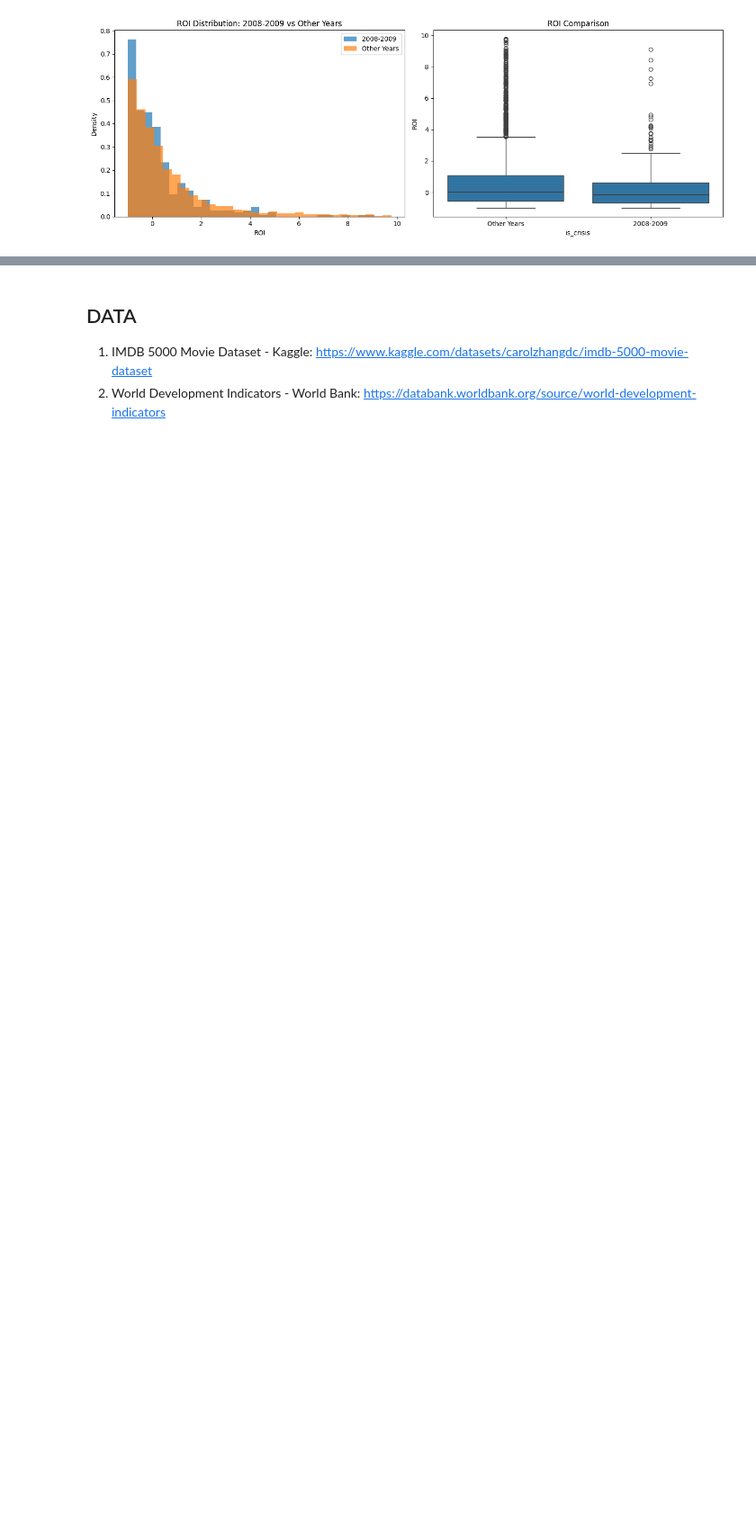
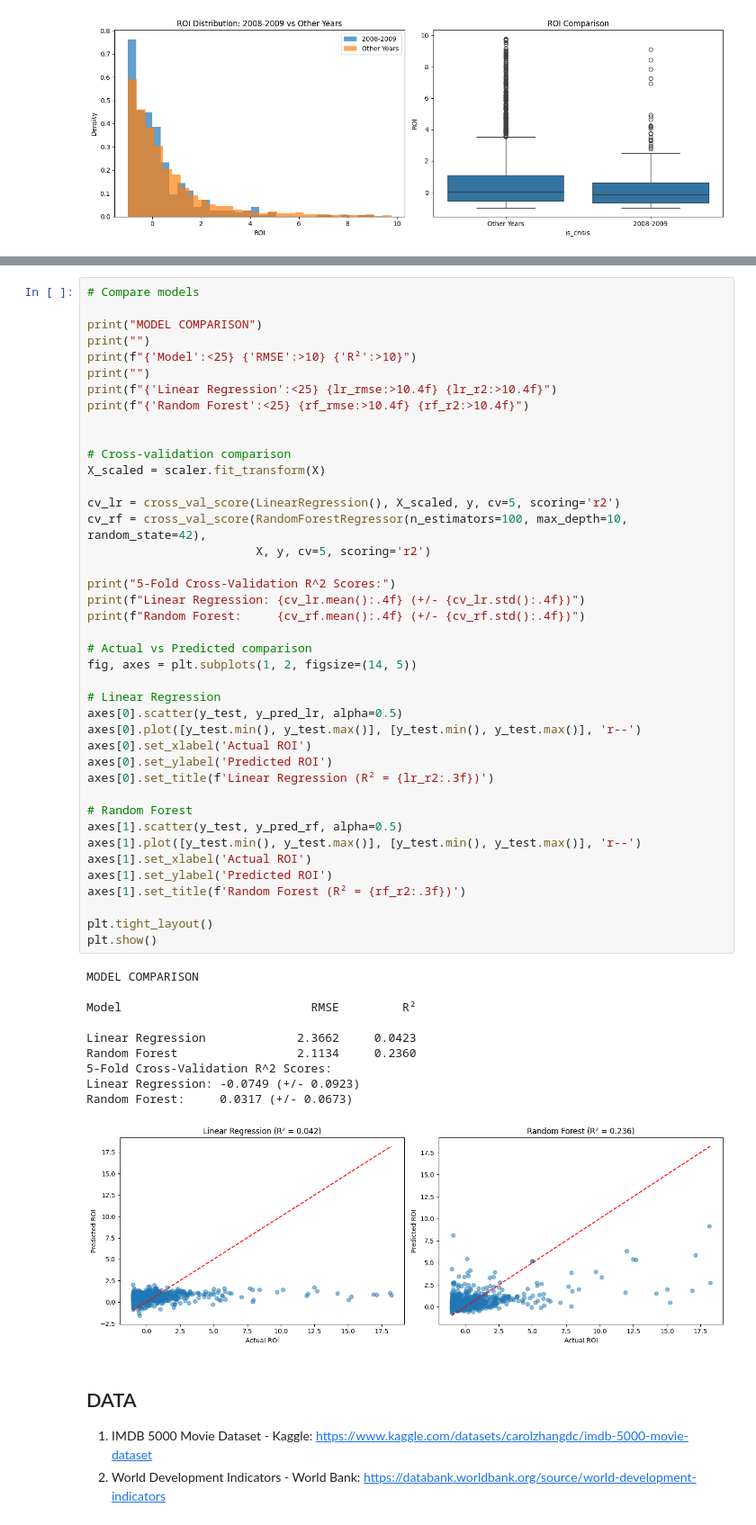
Before and after one commit to MFA3420/Fatih-Alacac-DSA-210-, a Jupyter notebook: dsa210_project.ipynb, the cells around one changed output, grey strips where cells are left out. Shown at 90% size. Saved outputs shown, nothing was run; the diff lists cells and outputs as text; blank space fills up the shorter version.

```diff
--- a/dsa210_project.ipynb
+++ b/dsa210_project.ipynb
@@ -585,3 +766,55 @@ plt.show()
+# %%
+# Compare models
+
+print("MODEL COMPARISON")
+print("")
+print(f"{'Model':<25} {'RMSE':>10} {'R²':>10}")
+print("")
+print(f"{'Linear Regression':<25} {lr_rmse:>10.4f} {lr_r2:>10.4f}")
+print(f"{'Random Forest':<25} {rf_rmse:>10.4f} {rf_r2:>10.4f}")
+
+
+# Cross-validation comparison
+X_scaled = scaler.fit_transform(X)
+
+cv_lr = cross_val_score(LinearRegression(), X_scaled, y, cv=5, scoring='r2')
+cv_rf = cross_val_score(RandomForestRegressor(n_estimators=100, max_depth=10, random_state=42),
+                        X, y, cv=5, scoring='r2')
+
+print("5-Fold Cross-Validation R^2 Scores:")
+print(f"Linear Regression: {cv_lr.mean():.4f} (+/- {cv_lr.std():.4f})")
+print(f"Random Forest:     {cv_rf.mean():.4f} (+/- {cv_rf.std():.4f})")
+
+# Actual vs Predicted comparison
+fig, axes = plt.subplots(1, 2, figsize=(14, 5))
+
+# Linear Regression
+axes[0].scatter(y_test, y_pred_lr, alpha=0.5)
+axes[0].plot([y_test.min(), y_test.max()], [y_test.min(), y_test.max()], 'r--')
+axes[0].set_xlabel('Actual ROI')
+axes[0].set_ylabel('Predicted ROI')
+axes[0].set_title(f'Linear Regression (R² = {lr_r2:.3f})')
+
+# Random Forest
+axes[1].scatter(y_test, y_pred_rf, alpha=0.5)
+axes[1].plot([y_test.min(), y_test.max()], [y_test.min(), y_test.max()], 'r--')
+axes[1].set_xlabel('Actual ROI')
+axes[1].set_ylabel('Predicted ROI')
+axes[1].set_title(f'Random Forest (R² = {rf_r2:.3f})')
+
+plt.tight_layout()
+plt.show()
+# %% [output]
+MODEL COMPARISON
+
+Model                           RMSE         R²
+
+Linear Regression             2.3662     0.0423
+Random Forest                 2.1134     0.2360
+5-Fold Cross-Validation R^2 Scores:
+Linear Regression: -0.0749 (+/- 0.0923)
+Random Forest:     0.0317 (+/- 0.0673)
+[figure, added]
 # %% [markdown]
 ## DATA
 
```
Also changed, not shown: parts of 12 cells of this notebook.
